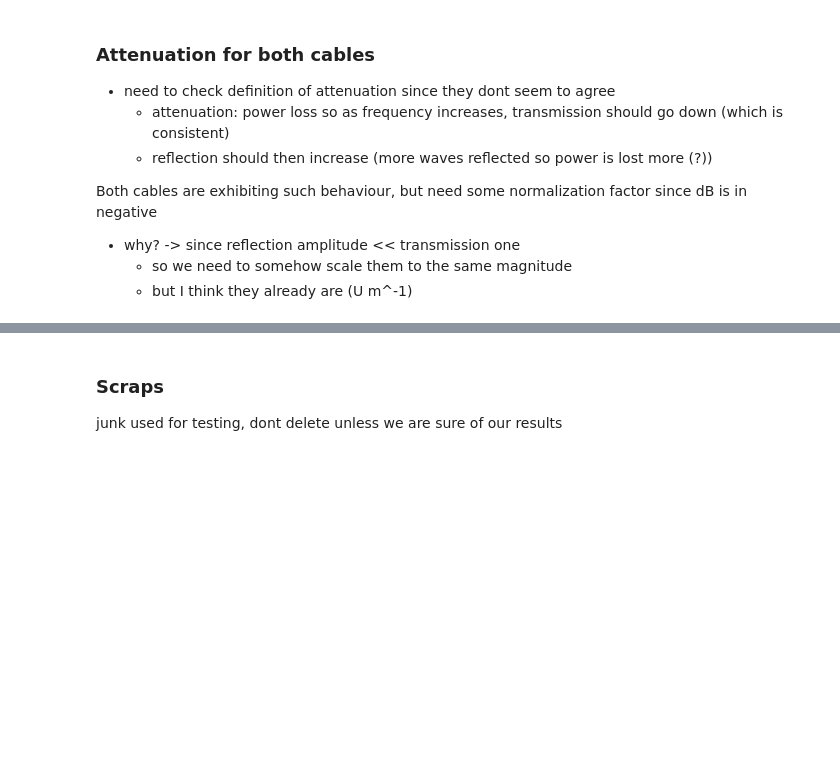
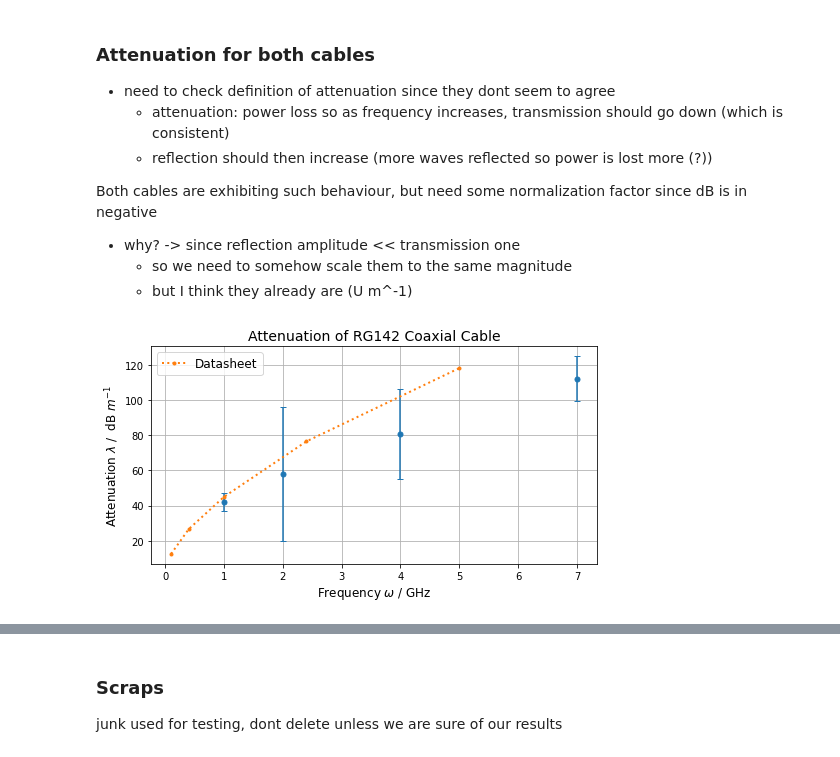
Before and after one commit to tesla1900/advanced-lab-course, a Jupyter notebook: cavities/coax_analysis.ipynb, the cells around one changed output, grey strips where cells are left out. Saved outputs shown, nothing was run; the diff lists cells and outputs as text; code cells hidden in the pictures; blank space fills up the shorter version.

```diff
--- a/cavities/coax_analysis.ipynb
+++ b/cavities/coax_analysis.ipynb
@@ -181,3 +190,36 @@ Both cables are exhibiting such behaviour, but need some normalization factor si
 - why? -> since reflection amplitude << transmission one
   - so we need to somehow scale them to the same magnitude
   - but I think they already are (U m^-1)
+# %%
+atten_thr_brown = [np.array([0.1, 0.4, 1, 2.4, 5]), np.array([12.47, 26.57, 44.95, 76.44, 118.11])]
+atten_thr_blue =  [np.array([2, 4, 6]), np.array([0.89, 1.28, 1.58]) ]
+coax_atten_brown = coax_atten_arrs[0]
+# print(coax_U)
+coax_name = "RG142"
+
+# attentuation defined in dB, 20 * log10(P1 / P2)
+# P1 is input power until termination by characteristic impedance (i.e. reflection)
+# P2 is output power (i.e. transmission)
+# need to add some factors to get the normalization correct
+N  = 1e10   # some normalization to make equation positive
+atten_brown = 20 * np.log10(N * coax_atten_brown[2,:] / coax_atten_brown[1,:])
+
+# error of attenuation
+atten_brown_err = (20 / np.log(10)) * np.sqrt((coax_atten_brown[3,:] / coax_atten_brown[1,:])**2. + (coax_atten_brown[4,:] / coax_atten_brown[2,:])**2.)
+# print(atten)
+fig, ax = plt.subplots(figsize=(8,4))
+# print(i)
+
+ax.errorbar(coax_atten_brown[0,:], atten_brown, yerr=atten_brown_err, marker="o", linestyle="", ms=5.0, capsize=3.0)
+ax.plot(atten_thr_brown[0], atten_thr_brown[1], linestyle=":", marker="o", ms=3.0, label="Datasheet", lw=2.0)
+ax.set_xlabel("Frequency $\omega$ / GHz", fontsize=12)
+ax.set_ylabel(r"Attenuation $\lambda$ /  dB $m^{{-1}}$", fontsize=12)
+ax.set_title("Attenuation of {0} Coaxial Cable".format(coax_name), fontsize=14)
+# ax.set_ylim([-5e-12, 3e-11])
+
+ax.grid()
+ax.legend(prop={"size":12})
+
+plt.savefig(os.path.join(fig_path, "coax_atten_{0}.png".format(coax_name)))
+# %% [output]
+[figure, added]
```
Also changed, not shown: parts of 7 cells of this notebook, 11 other files.
